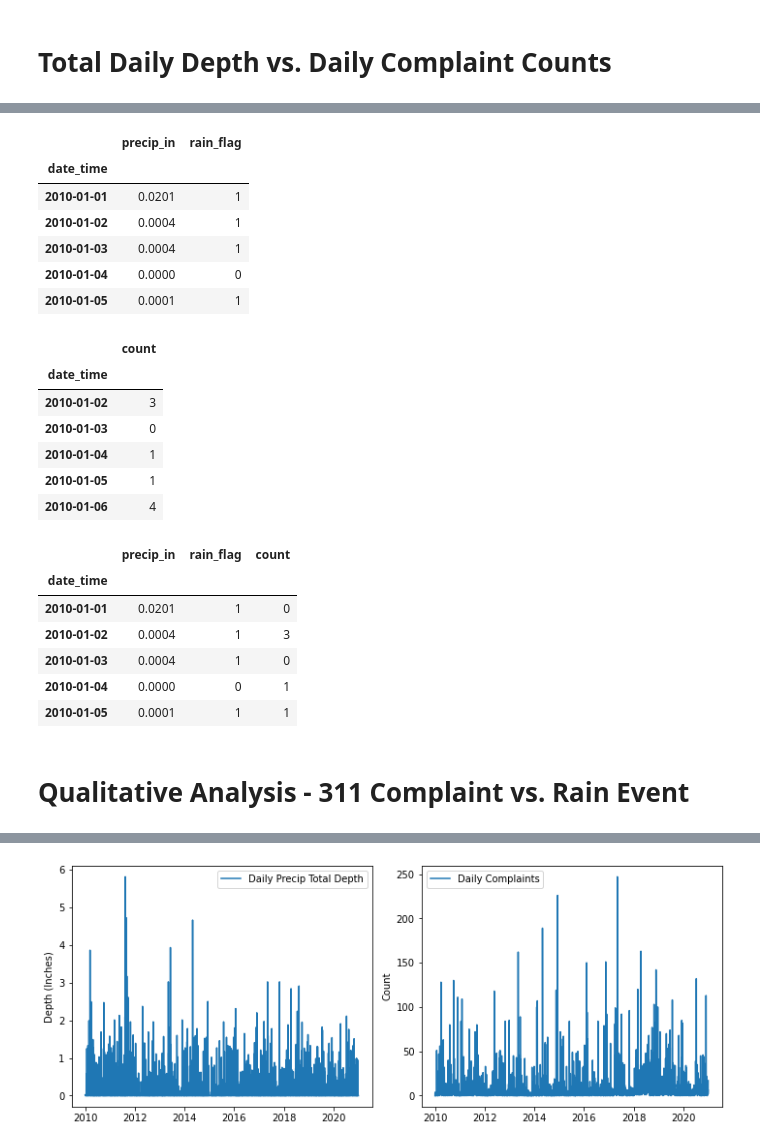
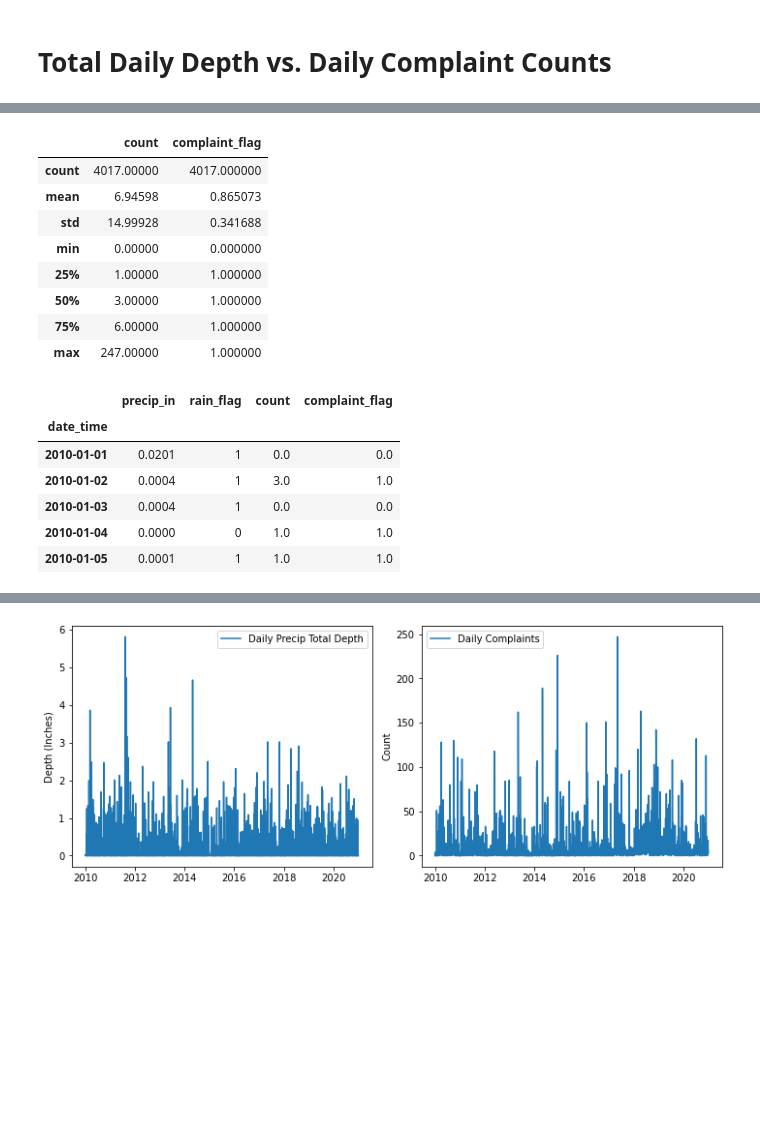
Before and after one commit to datalifenyc/nyc-street-flooding-analysis, a Jupyter notebook: analysis-book/nyc-311-groundtruth.ipynb, the cells around one changed output, grey strips where cells are left out. Saved outputs shown, nothing was run; the diff lists cells and outputs as text; code cells hidden in the pictures; blank space fills up the shorter version.

```diff
--- a/analysis-book/nyc-311-groundtruth.ipynb
+++ b/analysis-book/nyc-311-groundtruth.ipynb
@@ -557,19 +524,3 @@ plt.tight_layout()
-# %%
-daily_total.loc[daily_total['precip_in'] > 0, ['rain_flag']] = 1
-daily_total['rain_flag'] = daily_total['rain_flag'].fillna(0)
-daily_total['rain_flag'] = daily_total['rain_flag'].astype(int)
-
-daily_total['precip_in'] = daily_total['precip_in'].fillna(0)
-
-daily_total.head()
-# %% [output]
-|  | precip_in | rain_flag |
-| date_time |  |  |
-| 2010-01-01 | 0.0201 | 1 |
-| 2010-01-02 | 0.0004 | 1 |
-| 2010-01-03 | 0.0004 | 1 |
-| 2010-01-04 | 0.0000 | 0 |
-| 2010-01-05 | 0.0001 | 1 |
 # %%
 # Resample to daily complaint count and save as new dataframe
 complaints_daily = (
@@ -580,36 +531,42 @@ complaints_daily = (
     .rename(columns={'unique_key':'count'})
 )
 
-complaints_daily.head()
+complaints_daily['count'] = complaints_daily['count'].fillna(0).astype(int)
+
+complaints_daily.loc[complaints_daily['count'] > 0, 'complaint_flag'] = 1
+complaints_daily['complaint_flag'] = complaints_daily['complaint_flag'].fillna(0)
+complaints_daily['complaint_flag'] = complaints_daily['complaint_flag'].astype(int)
+
+complaints_daily.describe()
 # %% [output]
-|  | count |
-| date_time |  |
-| 2010-01-02 | 3 |
-| 2010-01-03 | 0 |
-| 2010-01-04 | 1 |
-| 2010-01-05 | 1 |
-| 2010-01-06 | 4 |
+|  | count | complaint_flag |
+| count | 4017.00000 | 4017.000000 |
+| mean | 6.94598 | 0.865073 |
+| std | 14.99928 | 0.341688 |
+| min | 0.00000 | 0.000000 |
+| 25% | 1.00000 | 1.000000 |
+| 50% | 3.00000 | 1.000000 |
+| 75% | 6.00000 | 1.000000 |
+| max | 247.00000 | 1.000000 |
 # %%
 # merge dataframes on date_time
 merged_df = (
     daily_total
     .merge(complaints_daily,
            left_index=True,
            right_index=True,
            how='left')
 )
 
-merged_df['count'] = merged_df['count'].fillna(0).astype(int)
-merged_df['precip_in'] = merged_df['precip_in'].fillna(0)
+merged_df['count'] = merged_df['count'].fillna(0)
+merged_df['complaint_flag'] = merged_df['complaint_flag'].fillna(0)
 
 merged_df.head()
 # %% [output]
-|  | precip_in | rain_flag | count |
-| date_time |  |  |  |
-| 2010-01-01 | 0.0201 | 1 | 0 |
-| 2010-01-02 | 0.0004 | 1 | 3 |
-| 2010-01-03 | 0.0004 | 1 | 0 |
-| 2010-01-04 | 0.0000 | 0 | 1 |
-| 2010-01-05 | 0.0001 | 1 | 1 |
+|  | precip_in | rain_flag | count | complaint_flag |
+| date_time |  |  |  |  |
+| 2010-01-01 | 0.0201 | 1 | 0.0 | 0.0 |
+| 2010-01-02 | 0.0004 | 1 | 3.0 | 1.0 |
+| 2010-01-03 | 0.0004 | 1 | 0.0 | 0.0 |
+| 2010-01-04 | 0.0000 | 0 | 1.0 | 1.0 |
+| 2010-01-05 | 0.0001 | 1 | 1.0 | 1.0 |
-# %% [markdown]
-# Qualitative Analysis - 311 Complaint vs. Rain Event
```
Also changed, not shown: parts of 53 cells of this notebook.
